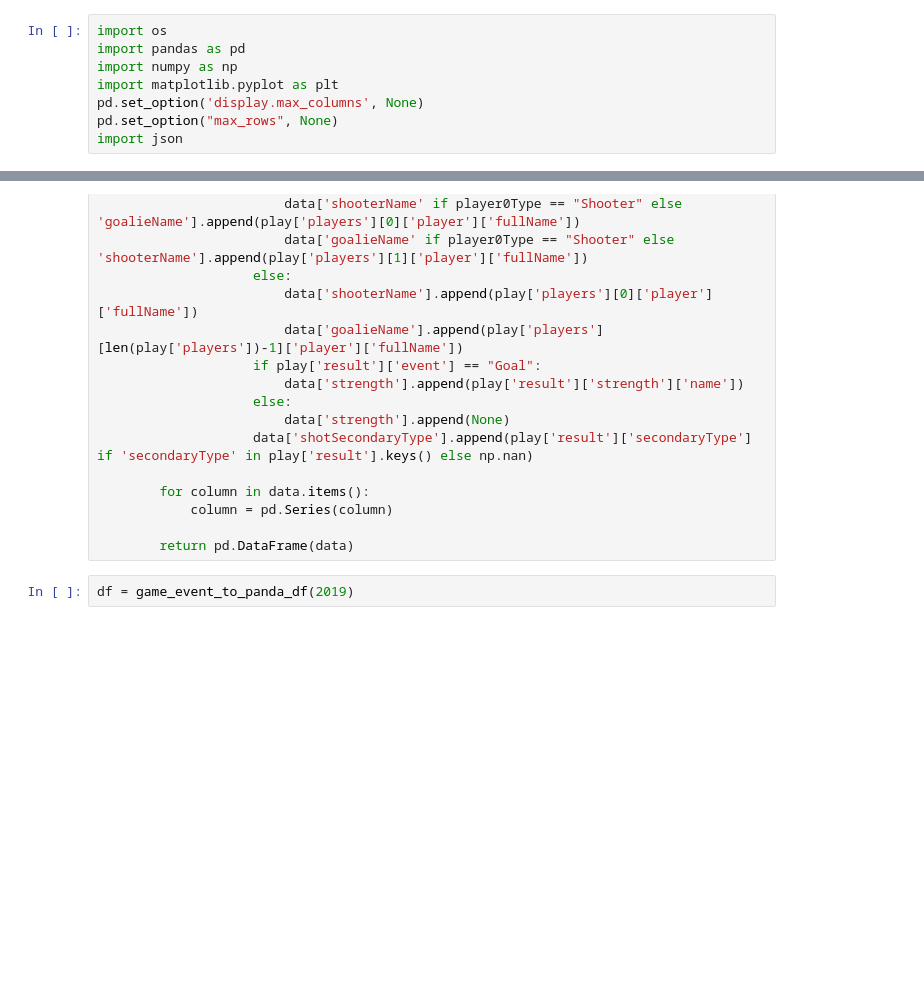
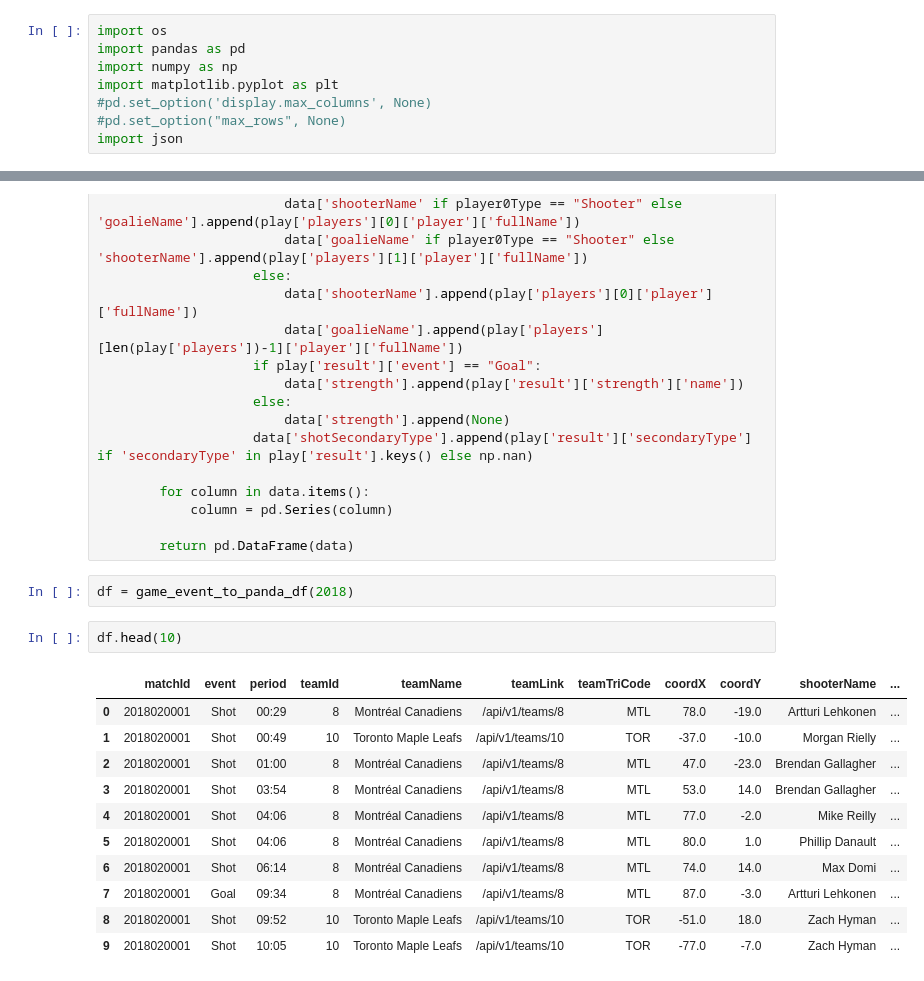
Before and after one commit to RGenkishi/IFT6758_Milestone-1, a Jupyter notebook: question4-5.ipynb, the cells around one changed output, grey strips where cells are left out. Cells and saved outputs as stored; diff of their text form; blank space fills up the shorter version.

```diff
--- a/question4-5.ipynb
+++ b/question4-5.ipynb
@@ -3,8 +3,8 @@ import os
 import pandas as pd
 import numpy as np
 import matplotlib.pyplot as plt
-pd.set_option('display.max_columns', None)
-pd.set_option("max_rows", None)
+#pd.set_option('display.max_columns', None)
+#pd.set_option("max_rows", None)
 import json
 # %%
  def game_event_to_panda_df(year):
@@ -55,8 +55,22 @@ import json
             column = pd.Series(column)
 
         return pd.DataFrame(data)
-# %%
-df = game_event_to_panda_df(2019)
+# %%
+df = game_event_to_panda_df(2018)
+# %%
+df.head(10)
+# %% [output]
+|  | matchId | event | period | teamId | teamName | teamLink | teamTriCode | coordX | coordY | shooterName | ... |
+| 0 | 2018020001 | Shot | 00:29 | 8 | Montréal Canadiens | /api/v1/teams/8 | MTL | 78.0 | -19.0 | Artturi Lehkonen | ... |
+| 1 | 2018020001 | Shot | 00:49 | 10 | Toronto Maple Leafs | /api/v1/teams/10 | TOR | -37.0 | -10.0 | Morgan Rielly | ... |
+| 2 | 2018020001 | Shot | 01:00 | 8 | Montréal Canadiens | /api/v1/teams/8 | MTL | 47.0 | -23.0 | Brendan Gallagher | ... |
+| 3 | 2018020001 | Shot | 03:54 | 8 | Montréal Canadiens | /api/v1/teams/8 | MTL | 53.0 | 14.0 | Brendan Gallagher | ... |
+| 4 | 2018020001 | Shot | 04:06 | 8 | Montréal Canadiens | /api/v1/teams/8 | MTL | 77.0 | -2.0 | Mike Reilly | ... |
+| 5 | 2018020001 | Shot | 04:06 | 8 | Montréal Canadiens | /api/v1/teams/8 | MTL | 80.0 | 1.0 | Phillip Danault | ... |
+| 6 | 2018020001 | Shot | 06:14 | 8 | Montréal Canadiens | /api/v1/teams/8 | MTL | 74.0 | 14.0 | Max Domi | ... |
+| 7 | 2018020001 | Goal | 09:34 | 8 | Montréal Canadiens | /api/v1/teams/8 | MTL | 87.0 | -3.0 | Artturi Lehkonen | ... |
+| 8 | 2018020001 | Shot | 09:52 | 10 | Toronto Maple Leafs | /api/v1/teams/10 | TOR | -51.0 | 18.0 | Zach Hyman | ... |
+| 9 | 2018020001 | Shot | 10:05 | 10 | Toronto Maple Leafs | /api/v1/teams/10 | TOR | -77.0 | -7.0 | Zach Hyman | ... |
 # %%
 print(df[df['event']=="Goal"]['coordX'].mean())
 print(df[df['event']=="Goal"]['coordY'].mean())
```
Also changed, not shown: parts of 5 cells of this notebook, 11 other files.
